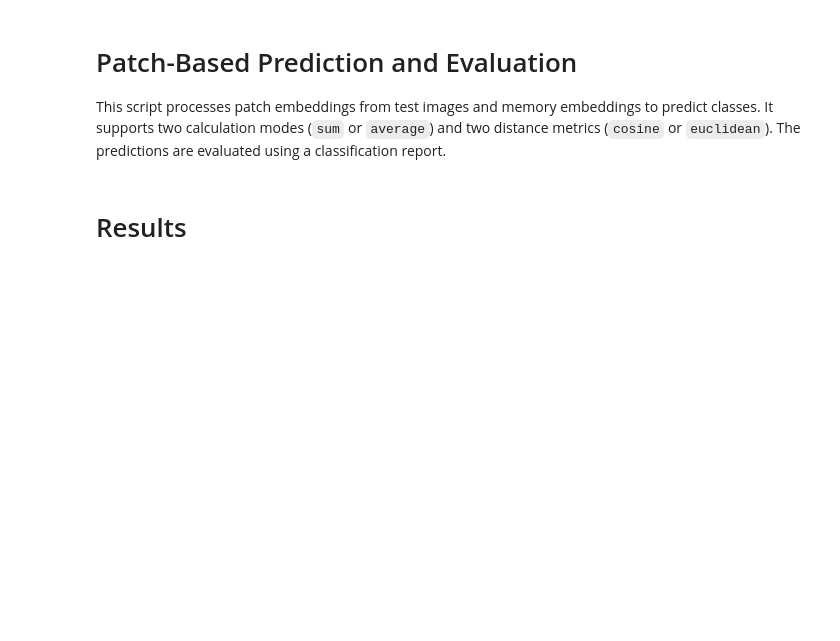
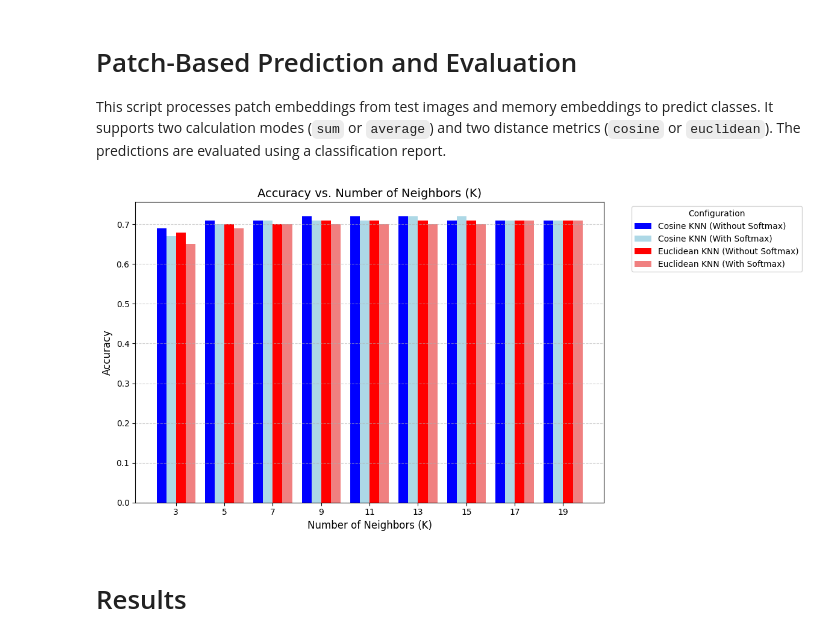
Before and after one commit to panoskorovesis/rag-enhanced-image-classification, a Jupyter notebook: src/development/distance_function.ipynb, the cells around one changed output. Saved outputs shown, nothing was run; the diff lists cells and outputs as text; code cells hidden in the pictures; blank space fills up the shorter version.

```diff
--- a/src/development/distance_function.ipynb
+++ b/src/development/distance_function.ipynb
@@ -290,38 +287,40 @@ k_values = [3, 5, 7, 9, 11, 13, 15, 17, 19]
 
 # Cosine KNN results
 cosine_without_softmax = [0.69, 0.71, 0.71, 0.72, 0.72, 0.72, 0.71, 0.71, 0.71]
-cosine_with_softmax = [0.67, 0.70, 0.71, 0.71, 0.71, 0.71, 0.71, 0.71, 0.71]
+cosine_with_softmax = [0.67, 0.70, 0.71, 0.71, 0.71, 0.72, 0.72, 0.71, 0.71]
 
 # Euclidean KNN results
 euclidean_without_softmax = [0.68, 0.70, 0.70, 0.71, 0.71, 0.71, 0.71, 0.71, 0.71]
 euclidean_with_softmax = [0.65, 0.69, 0.70, 0.70, 0.70, 0.70, 0.70, 0.71, 0.71]
 
 # Set up the plot
 plt.figure(figsize=(12, 6))
 
 # Bar width
 bar_width = 0.2
 x = np.arange(len(k_values))  # x-axis positions
 
 # Plot bars
 plt.bar(x - 1.5 * bar_width, cosine_without_softmax, width=bar_width, color='blue', label='Cosine KNN (Without Softmax)')
 plt.bar(x - 0.5 * bar_width, cosine_with_softmax, width=bar_width, color='lightblue', label='Cosine KNN (With Softmax)')
 plt.bar(x + 0.5 * bar_width, euclidean_without_softmax, width=bar_width, color='red', label='Euclidean KNN (Without Softmax)')
 plt.bar(x + 1.5 * bar_width, euclidean_with_softmax, width=bar_width, color='lightcoral', label='Euclidean KNN (With Softmax)')
 
 # Add labels and title
 plt.title('Accuracy vs. Number of Neighbors (K)', fontsize=14)
 plt.xlabel('Number of Neighbors (K)', fontsize=12)
 plt.ylabel('Accuracy', fontsize=12)
 plt.xticks(x, k_values)  # Set x-ticks to K values
 plt.grid(True, linestyle='--', alpha=0.6, axis='y')
 
 # Add legend
 plt.legend(title="Configuration", bbox_to_anchor=(1.05, 1), loc='upper left')
 
 # Show plot
 plt.tight_layout()
 plt.show()
+# %% [output]
+[figure, added]
 # %% [markdown]
 # Results
 # %% [markdown]
```
Also changed, not shown: parts of 9 cells of this notebook.
